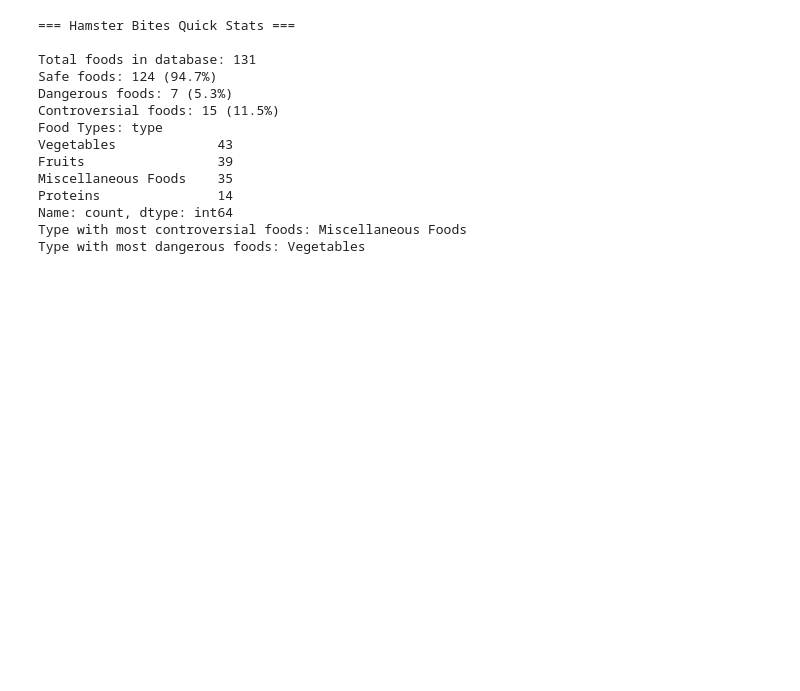
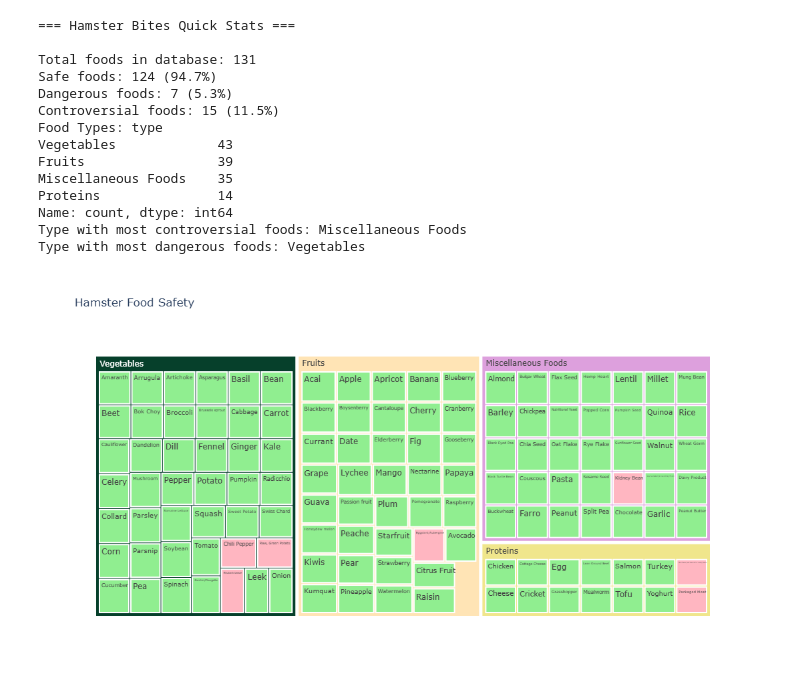
Before and after one commit to joy-kissell/hamster-bites, a Jupyter notebook: notebooks/analysis.ipynb, the cells around one changed output. Saved outputs shown, nothing was run; the diff lists cells and outputs as text; code cells hidden in the pictures; blank space fills up the shorter version.

Commit message:
treemap viz

```diff
--- a/notebooks/analysis.ipynb
+++ b/notebooks/analysis.ipynb
@@ -64,3 +64,46 @@ Type with most controversial foods: Miscellaneous Foods
 Type with most dangerous foods: Vegetables
 # %%
 #Visualization
+treemap_df = df.copy()
+treemap_df['safety_status'] = treemap_df['safe'].map({True:'Safe', False: 'Unsafe'})
+
+type_colors = {
+    'Fruits': '#FFE4B5',           # Moccasin
+    'Vegetables': '#06402B',       # DarkGreen
+    'Proteins': '#F0E68C',         # Khaki
+    'Miscellaneous Foods': '#DDA0DD'  # Plum
+}
+
+ids = []
+labels = []
+parents = []
+colors = []
+hover_text = []
+for foodType in treemap_df['type'].unique():
+    ids.append(foodType)
+    labels.append(foodType)
+    parents.append("")
+    colors.append(type_colors[foodType])
+
+for _, row in treemap_df.iterrows():
+    ids.append(row['food'])
+    labels.append(row['food'])
+    parents.append(row['type'])
+    colors.append('#90EE90' if row['safe'] else '#FFB6C1')
+    hover_info = f"Food: {row['food']} <br> Safe: {row['safe']}<br>Controversial: {row['controversial']}<br>Notes: {row['notes']}"
+    hover_text.append(hover_info)
+fig = go.Figure(go.Treemap(
+    ids = ids,
+    labels = labels,
+    parents = parents,
+    marker_colors = colors,
+    textfont_size = 12,
+    marker_line = dict(width=2, color = 'white'),
+    hovertext = hover_text,
+    hovertemplate = '%{hovertext}<extra></extra>'
+))
+fig.update_layout(title="Hamster Food Safety", height=600)
+
+fig.show()
+# %% [output]
+[figure, added]
```
